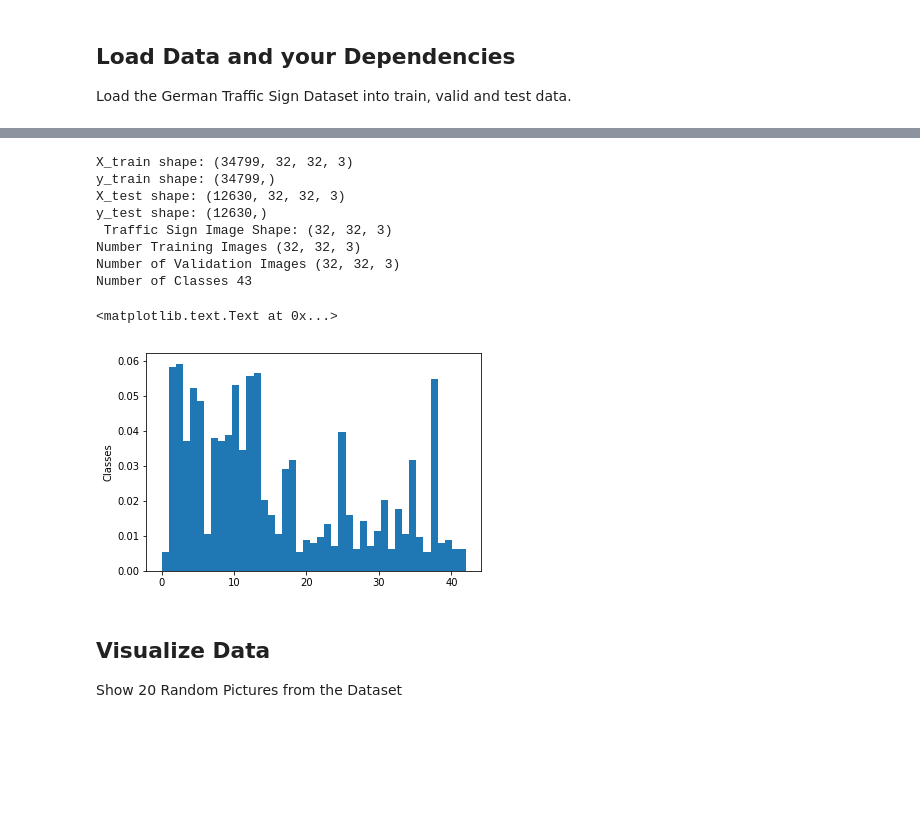
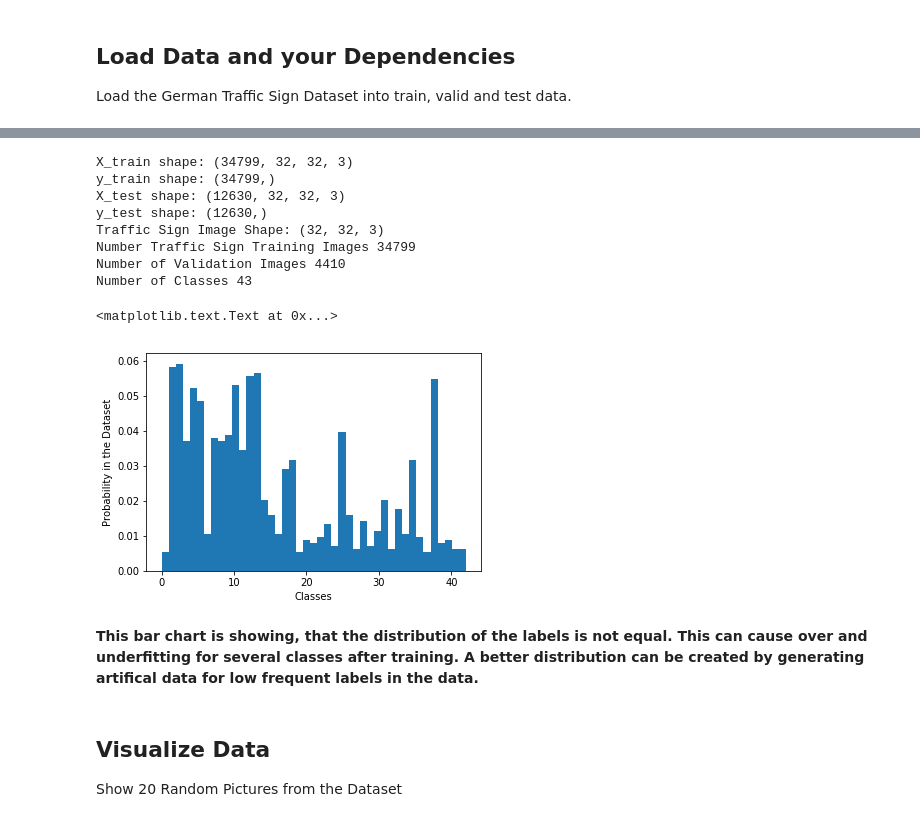
Before and after one commit to Ly0n/CarND-Traffic-Sign-cy, a Jupyter notebook: Traffic_Sign_cy.ipynb, the cells around one changed output, grey strips where cells are left out. Drawn from its saved outputs; the diff is of its cells as text; code cells hidden in the pictures; blank space fills up the shorter version.

```diff
--- a/Traffic_Sign_cy.ipynb
+++ b/Traffic_Sign_cy.ipynb
@@ -48,28 +49,31 @@ def signal_handler(signal, frame):
 # %%
 num_c = len(np.unique(y_train))
 print("X_train shape:", X_train.shape)
 print("y_train shape:", y_train.shape)
 print("X_test shape:", X_test.shape)
 print("y_test shape:", y_test.shape)
-print(" Traffic Sign Image Shape: {}".format(X_train[0].shape))
-print("Number Training Images", X_train[0].shape)
-print("Number of Validation Images", X_validation[0].shape)
+print("Traffic Sign Image Shape: {}".format(X_train[0].shape))
+print("Number Traffic Sign Training Images", len(X_train))
+print("Number of Validation Images", len(X_validation))
 print("Number of Classes",num_c)
 # Plot The Probability of the Classes
 plt.hist(y_train,bins = num_c, normed = True)
-plt.ylabel('Probability')
-plt.ylabel('Classes')
+plt.ylabel('Probability in the Dataset')
+plt.xlabel('Classes')
 # %% [output]
 X_train shape: (34799, 32, 32, 3)
 y_train shape: (34799,)
 X_test shape: (12630, 32, 32, 3)
 y_test shape: (12630,)
- Traffic Sign Image Shape: (32, 32, 3)
-Number Training Images (32, 32, 3)
-Number of Validation Images (32, 32, 3)
+Traffic Sign Image Shape: (32, 32, 3)
+Number Traffic Sign Training Images 34799
+Number of Validation Images 4410
 Number of Classes 43
 <matplotlib.text.Text at 0x...>
-[figure, old version]
+[figure, new version]
+# %% [markdown]
+**This bar chart is showing, that the distribution of the labels is not equal. This can cause over and underfitting for several classes after training.
+A better distribution can be created by generating artifical data for low frequent labels in the data.**
 # %% [markdown]
 ## Visualize Data
 
```
Also changed, not shown: parts of 27 cells of this notebook, 6 other files.
